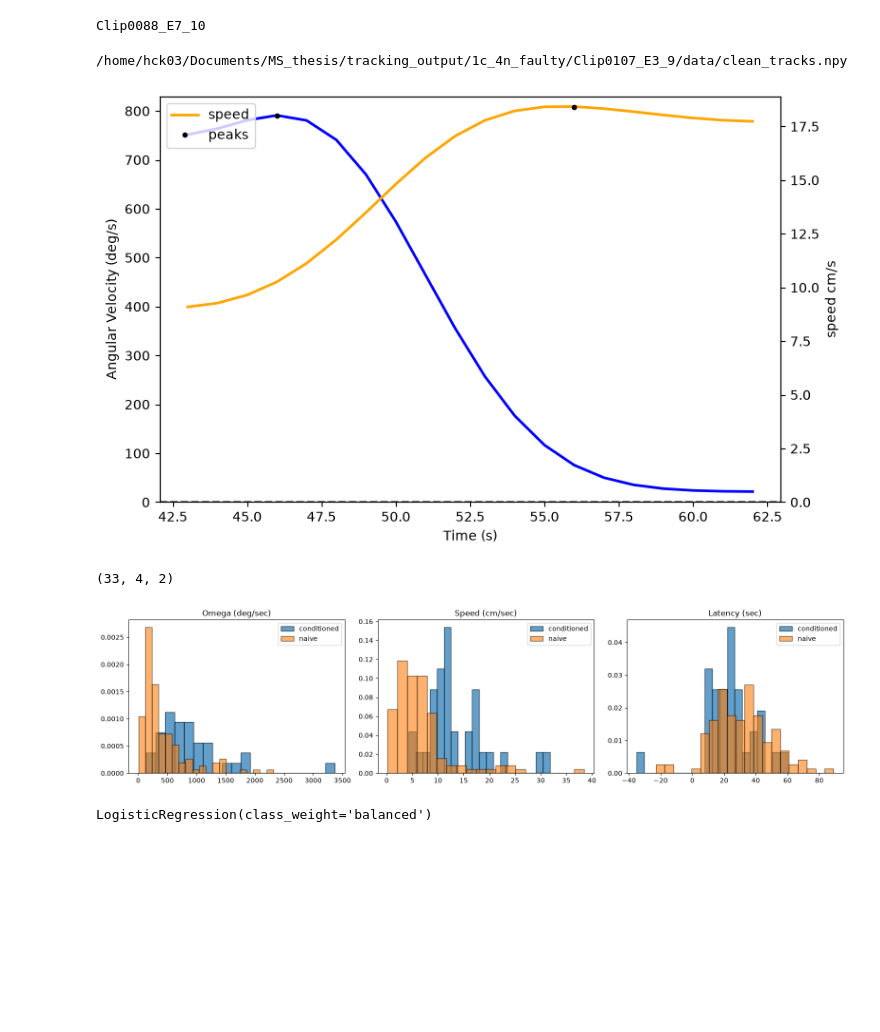
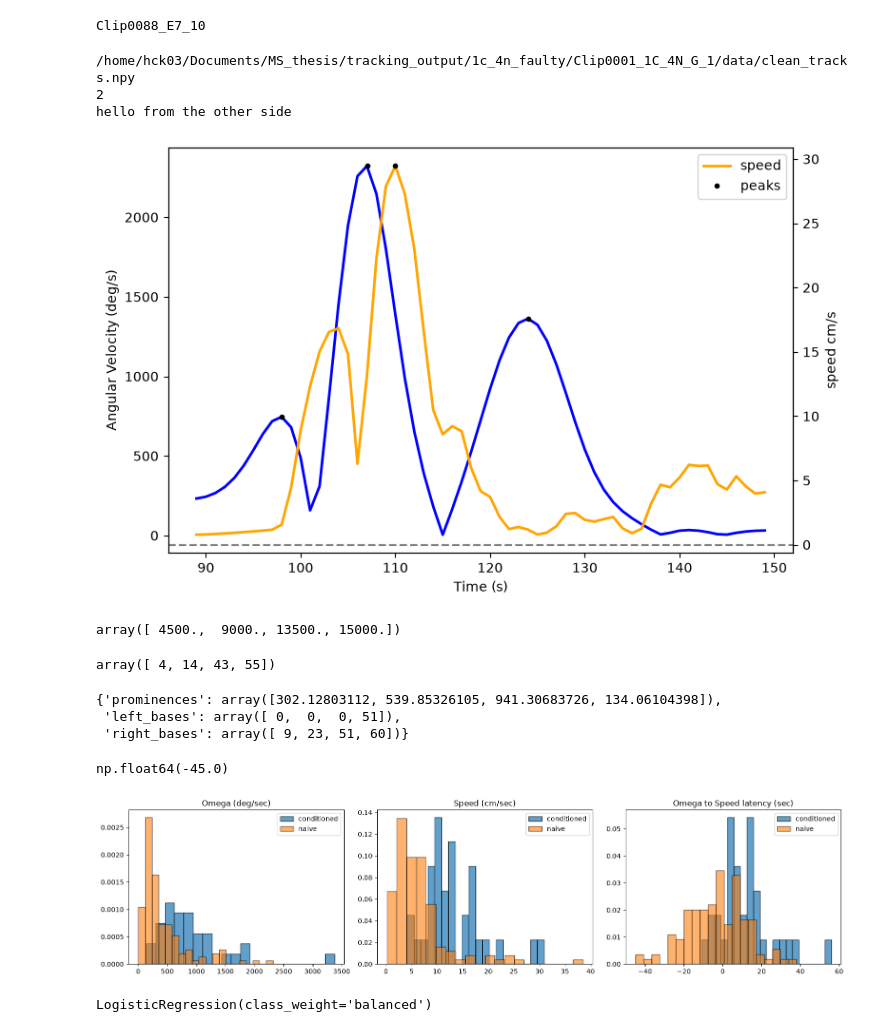
Before and after one commit to tee-lab/collective_escape_dynamics, a Jupyter notebook: identifying_c_fish.ipynb, the cells around one changed output. Saved outputs shown, nothing was run; the diff lists cells and outputs as text; code cells hidden in the pictures; blank space fills up the shorter version.

```diff
--- a/identifying_c_fish.ipynb
+++ b/identifying_c_fish.ipynb
@@ -119,10 +119,11 @@ def plot_window(window, speed, omega):
 
 
 def kinematic_signature(window, dt=0.01):
+    # shape of the window (N, 2)
     # distance-time variables
     vel = np.gradient(window, axis=0)/dt
     speed = np.linalg.norm(vel, axis=1)
-    speed_smooth = gaussian_filter1d(speed, sigma=3)
+    speed_smooth = gaussian_filter1d(speed, sigma=0.5)
     # acc_mag = np.gradient(speed_smooth, axis=1)
 
     theta = np.arctan2(vel[..., 1], vel[..., 0])
@@ -134,19 +135,22 @@ def kinematic_signature(window, dt=0.01):
     # alpha = np.gradient(omega, axis=1)
 
     # alpha_smooth = gaussian_filter1d(alpha, sigma=3)
-    omega_smooth = np.abs(gaussian_filter1d(omega, sigma=3))
+    omega_smooth = gaussian_filter1d(omega, sigma=3)
 
-    return speed_smooth, omega_smooth
+    return speed, np.abs(omega)
 # %%
 from scipy.signal import find_peaks
 
-id_of_interest = 32
+id_of_interest = 0
 file_name_i = parent_dir / file_names[id_of_interest] / "data" / 'clean_tracks.npy'
 print(file_name_i)
 reaction_window = reaction_windows[id_of_interest, :]
 c_fish_idx = reaction_window[-1]
-start = reaction_window[0]
-end = reaction_window[1]
+print(c_fish_idx)
+c_fish_idx = 3
+start = light_on_frame[id_of_interest]
+# end = reaction_window[1]
+end = start+60
 data = np.load(file_name_i)
 data_i = np.squeeze(data[c_fish_idx, start:end+1,:])
 
@@ -162,45 +166,69 @@ else:
     max_omega_idx = omega_peaks[best_peak_idx]
     max_omega = omega[max_omega_idx]
 
-speed_peaks, speed_properties = find_peaks(speed, prominence=4)
+speed_peaks, speed_properties = find_peaks(speed, prominence=1)
 if len(speed_peaks) == 0:
     max_speed = np.max(speed)
     max_speed_idx = np.argmax(speed)
+    threshold = max_speed * 0.95
+    pre_peak_data = speed[:max_speed_idx]
+    below_threshold_indices = np.where(pre_peak_data < threshold)[0]
+    if len(below_threshold_indices) > 0:
+            max_speed_idx = below_threshold_indices[-1] + 1
+            max_speed = speed[max_speed_idx]
 else:
+    print("hello from the other side")
     best_peak_idx = np.argmax(speed_properties['prominences'])
     max_speed_idx = speed_peaks[best_peak_idx]
     max_speed = speed[max_speed_idx]
+
 
 x = np.arange(start, end+1)
 y1 = omega
 y2 = speed
 
 fig, ax1 = plt.subplots(figsize=(8, 5))
 color1 = 'blue'
 ax1.set_xlabel('Time (s)')
 ax1.set_ylabel('Angular Velocity (deg/s)')
 ax1.plot(x, y1, color=color1, linewidth=2, label='angular velocity')
 ax1.tick_params(axis='y')
-ax1.plot(x[max_omega_idx], omega[max_omega_idx], "o", color='k', markersize=3, label='peaks')
-ax1.set_ylim(bottom=0)
+ax1.plot(x[omega_peaks], omega[omega_peaks], "o", color='k', markersize=3, label='peaks')
+# ax1.set_ylim(bottom=0)
 # ax1.set_ylim(0, 200)
 
 ax2 = ax1.twinx()
 
 color2 = 'orange'
 ax2.set_ylabel('speed cm/s')
 ax2.plot(x, y2, color=color2, linewidth=2, label='speed')
 ax2.tick_params(axis='y')
 # ax2.set_ylim(-10, 50)
-ax2.set_ylim(bottom=0)
+# ax2.set_ylim(bottom=0)
 ax2.plot(x[max_speed_idx], speed[max_speed_idx], "o", color='k', markersize=3, label='peaks')
 plt.axhline(y=0.0, color='k', linestyle='--', alpha=0.5)
 fig.tight_layout()
 plt.legend()
 plt.show()
 # %% [output]
-/home/hck03/Documents/MS_thesis/tracking_output/1c_4n_faulty/Clip0107_E3_9/data/clean_tracks.npy
+/home/hck03/Documents/MS_thesis/tracking_output/1c_4n_faulty/Clip0001_1C_4N_G_1/data/clean_tracks.npy
+2
+hello from the other side
-[figure, old version]
+[figure, new version]
+# %%
+np.array([45, 90, 135, 150])/0.01
+# %% [output]
+array([ 4500.,  9000., 13500., 15000.])
+# %%
+omega_peaks
+# %% [output]
+array([ 4, 14, 43, 55])
+# %%
+omega_properties
+# %% [output]
+{'prominences': array([302.12803112, 539.85326105, 941.30683726, 134.06104398]),
+ 'left_bases': array([ 0,  0,  0, 51]),
+ 'right_bases': array([ 9, 23, 51, 60])}
 # %%
 def peak_finder(omega, speed):
     omega_peaks, omega_properties = find_peaks(omega, prominence=100)
@@ -263,7 +303,8 @@ latency_all = np.concatenate((reaction_latency_c, reaction_latency_n))
 # %%
-np.array(omega_max_array_N).shape
+# np.ravel(np.array(omega_max_array_N)[:,:,1])
+np.min(omega_speed_curve_latency_n)
 # %% [output]
-(33, 4, 2)
+np.float64(-45.0)
 # %%
 # plotting distribution of av_max
 # conditioned
@@ -287,15 +328,15 @@ ax[1].hist(speed_max_val_n, bins=20, density=True, alpha=0.6, edgecolor='k', lab
 ax[1].set_title('Speed (cm/sec)')
 ax[1].legend()
 
-ax[2].hist(reaction_latency_c, bins=20,density=True, edgecolor='black', alpha=0.7, label='conditioned')
-ax[2].hist(reaction_latency_n, bins=20, density=True, alpha=0.6, edgecolor='k', label='naive')
-ax[2].set_title('Latency (sec)')
+ax[2].hist(omega_speed_curve_latency_c, bins=20,density=True, edgecolor='black', alpha=0.7, label='conditioned')
+ax[2].hist(omega_speed_curve_latency_n, bins=20, density=True, alpha=0.6, edgecolor='k', label='naive')
+ax[2].set_title('Omega to Speed latency (sec)')
 ax[2].legend()
 plt.tight_layout()
 plt.show()
 # plt.legend()
 # %% [output]
-[figure, old version]
+[figure, new version]
 # %%
 # lets plot a scatter plot for speed vs omega and see how this works
 from sklearn.linear_model import LogisticRegression
```
Also changed, not shown: parts of 13 cells of this notebook, 2 other files.
